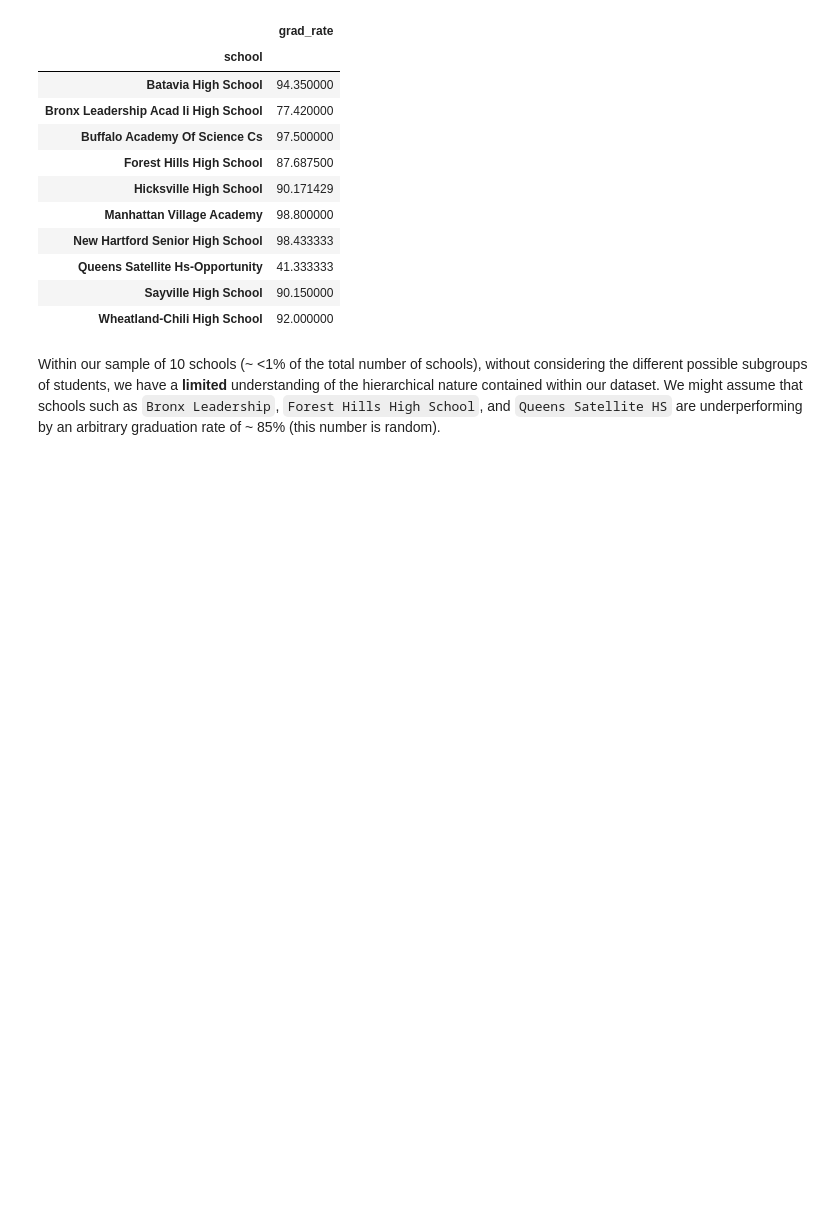
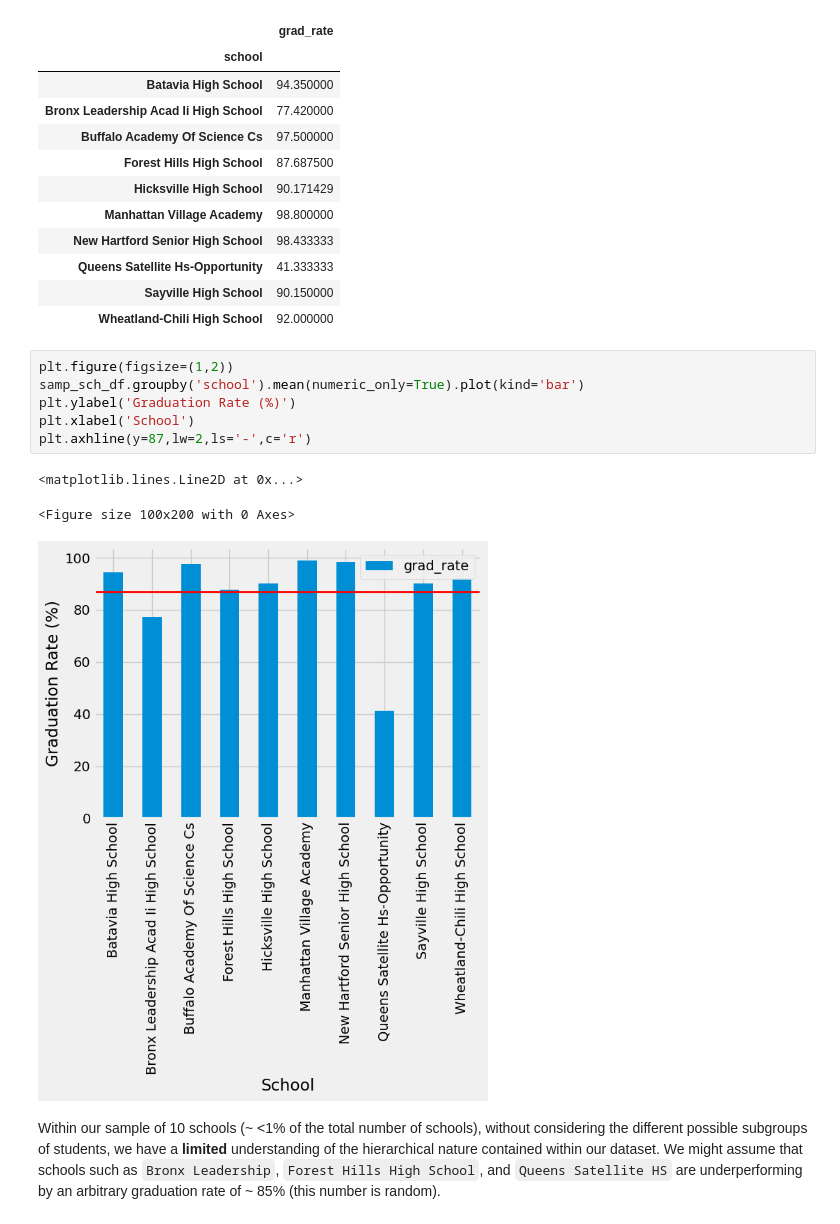
Before and after one commit to asoylatte03/nys-ell-grad-rate, a Jupyter notebook: exploratory data analysis.ipynb, the cells around one changed output. Cells and saved outputs as stored; diff of their text form; blank space fills up the shorter version.

```diff
--- a/exploratory data analysis.ipynb
+++ b/exploratory data analysis.ipynb
@@ -101,6 +118,16 @@ samp_sch_df.groupby('school').mean(numeric_only=True)
 | Queens Satellite Hs-Opportunity | 41.333333 |
 | Sayville High School | 90.150000 |
 | Wheatland-Chili High School | 92.000000 |
+# %%
+plt.figure(figsize=(1,2))
+samp_sch_df.groupby('school').mean(numeric_only=True).plot(kind='bar')
+plt.ylabel('Graduation Rate (%)')
+plt.xlabel('School')
+plt.axhline(y=87,lw=2,ls='-',c='r')
+# %% [output]
+<matplotlib.lines.Line2D at 0x...>
+<Figure size 100x200 with 0 Axes>
+[figure, added]
 # %% [markdown]
 Within our sample of 10 schools (~ <1% of the total number of schools), without considering the different possible subgroups of students, we have a **limited** understanding of the hierarchical nature contained within our dataset. We might assume that schools such as `Bronx Leadership`, `Forest Hills High School`, and `Queens Satellite HS` are underperforming by an arbitrary graduation rate of ~ 85% (this number is random).
 # %% [markdown]
```
Also changed, not shown: parts of 6 cells of this notebook.
